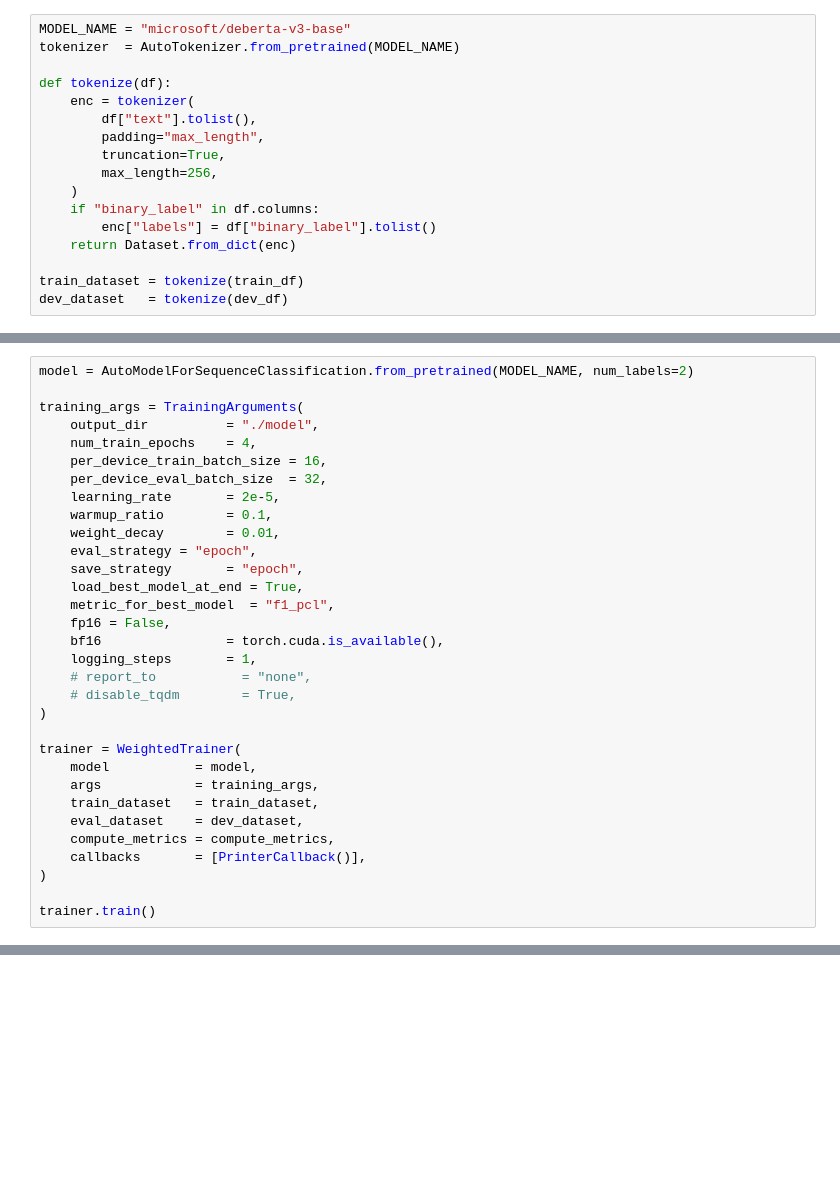
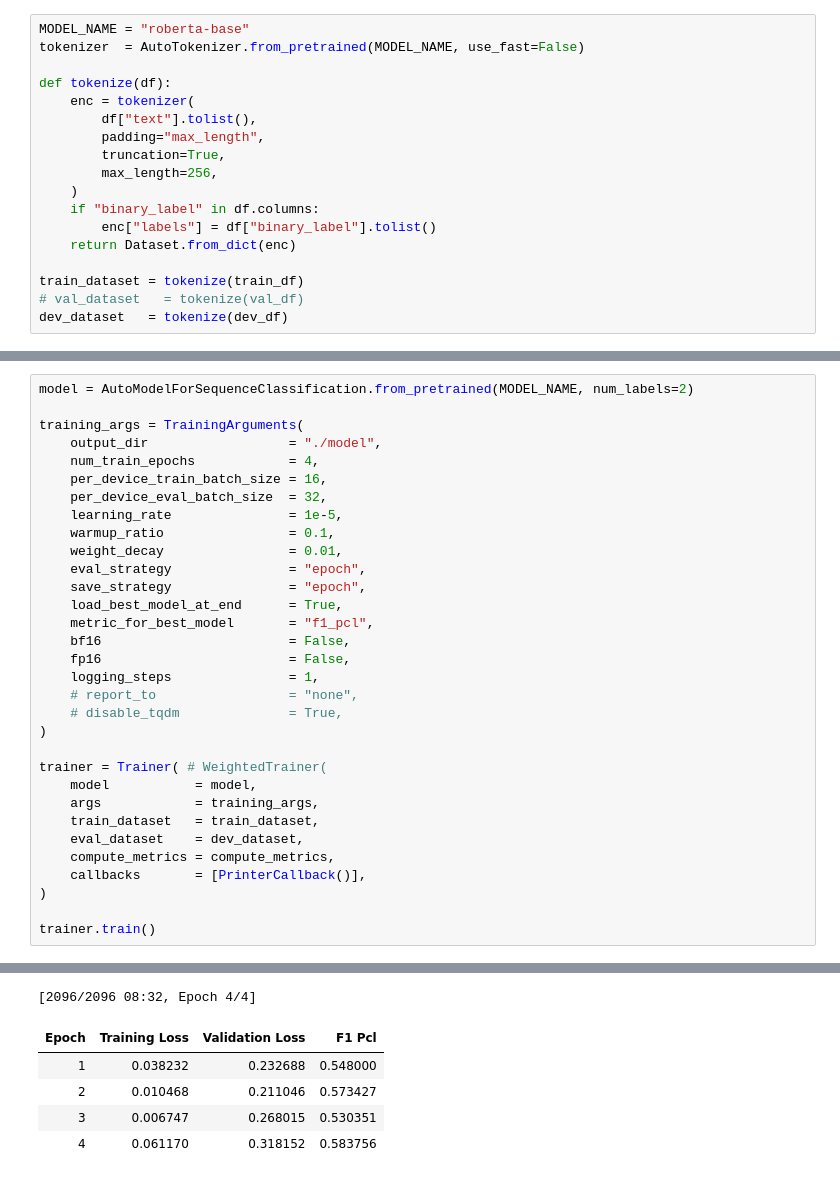
Before and after one commit to Tisya-V/NLP-CW, a Jupyter notebook: src/model.ipynb, the cells around one changed output, grey strips where cells are left out. Cells and saved outputs as stored; diff of their text form; blank space fills up the shorter version.

Commit message:
roberta-base instead

```diff
--- a/src/model.ipynb
+++ b/src/model.ipynb
@@ -43,6 +70,6 @@ train_df, dev_df, test_df = utils.load_and_clean_data()
 # %%
-MODEL_NAME = "microsoft/deberta-v3-base"
-tokenizer  = AutoTokenizer.from_pretrained(MODEL_NAME)
+MODEL_NAME = "roberta-base"
+tokenizer  = AutoTokenizer.from_pretrained(MODEL_NAME, use_fast=False)
 
 def tokenize(df):
     enc = tokenizer(
@@ -56,4 +83,5 @@ def tokenize(df):
     return Dataset.from_dict(enc)
 
 train_dataset = tokenize(train_df)
+# val_dataset   = tokenize(val_df)
 dev_dataset   = tokenize(dev_df)
@@ -101,25 +135,25 @@ def compute_metrics(eval_pred):
 model = AutoModelForSequenceClassification.from_pretrained(MODEL_NAME, num_labels=2)
 
 training_args = TrainingArguments(
-    output_dir          = "./model",
-    num_train_epochs    = 4,
+    output_dir                  = "./model",
+    num_train_epochs            = 4,
     per_device_train_batch_size = 16,
     per_device_eval_batch_size  = 32,
-    learning_rate       = 2e-5,
-    warmup_ratio        = 0.1,
-    weight_decay        = 0.01,
-    eval_strategy = "epoch",
-    save_strategy       = "epoch",
-    load_best_model_at_end = True,
-    metric_for_best_model  = "f1_pcl",
-    fp16 = False,
-    bf16                = torch.cuda.is_available(),
-    logging_steps       = 1,
-    # report_to           = "none",
-    # disable_tqdm        = True,
+    learning_rate               = 1e-5,
+    warmup_ratio                = 0.1,
+    weight_decay                = 0.01,
+    eval_strategy               = "epoch",
+    save_strategy               = "epoch",
+    load_best_model_at_end      = True,
+    metric_for_best_model       = "f1_pcl",
+    bf16                        = False,
+    fp16                        = False,
+    logging_steps               = 1,
+    # report_to                 = "none",
+    # disable_tqdm              = True,
 )
 
-trainer = WeightedTrainer(
+trainer = Trainer( # WeightedTrainer(
     model           = model,
     args            = training_args,
     train_dataset   = train_dataset,
@@ -129,3 +163,4 @@ trainer = WeightedTrainer(
 )
 
 trainer.train()
+# %% [output]
@@ -131,0 +185,6 @@ trainer.train()
+[2096/2096 08:32, Epoch 4/4]
+| Epoch | Training Loss | Validation Loss | F1 Pcl |
+| 1 | 0.038232 | 0.232688 | 0.548000 |
+| 2 | 0.010468 | 0.211046 | 0.573427 |
+| 3 | 0.006747 | 0.268015 | 0.530351 |
+| 4 | 0.061170 | 0.318152 | 0.583756 |
```
Also changed, not shown: parts of 8 cells of this notebook, 2 other files.
